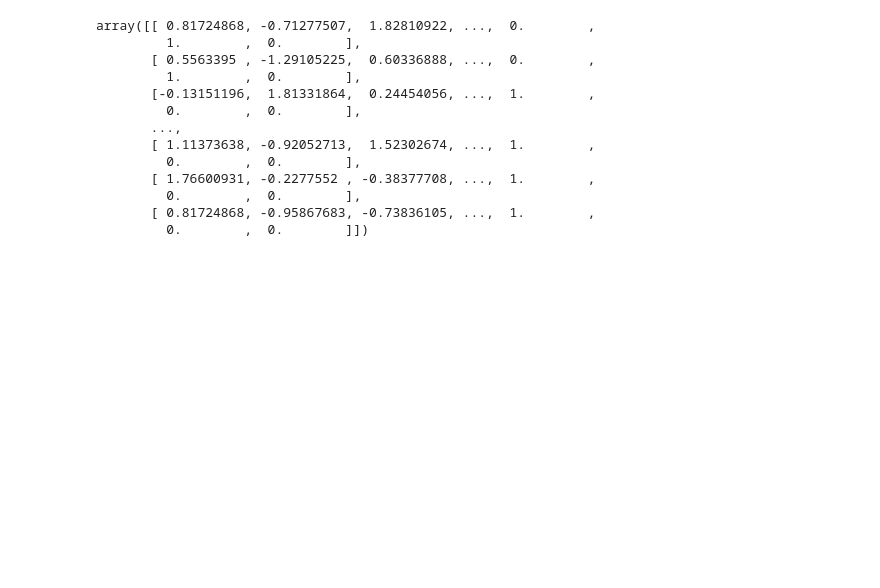
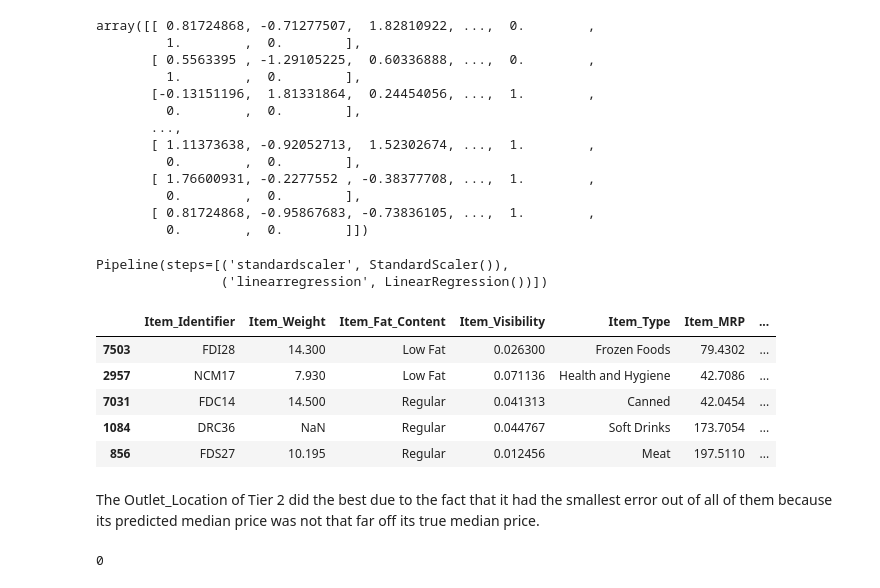
Before and after one commit to CatDawn29/Outlet-Sales-Project-, a Jupyter notebook: Catherine's_Project_with_pandas.ipynb, the cells around one changed output. Drawn from its saved outputs; the diff is of its cells as text; code cells hidden in the pictures; blank space fills up the shorter version.

```diff
--- a/Catherine's_Project_with_pandas.ipynb
+++ b/Catherine's_Project_with_pandas.ipynb
@@ -372,0 +375,28 @@ array([[ 0.81724868, -0.71277507,  1.82810922, ...,  0.        ,
+# %%
+from sklearn.linear_model import LinearRegression
+reg = LinearRegression()
+# %%
+from sklearn.pipeline import make_pipeline
+reg_pipe = make_pipeline(scaler, reg)
+# %%
+reg_pipe.fit(X_train_processed,y_train)
+# %% [output]
+Pipeline(steps=[('standardscaler', StandardScaler()),
+                ('linearregression', LinearRegression())])
+# %%
+predictions = reg_pipe.predict(X_test_processed)
+# %%
+prediction_df = X_test.copy()
+prediction_df['True Median Price'] = y_test
+prediction_df['Predicted Median Price'] = predictions
+prediction_df['Error'] = predictions - y_test
+prediction_df.head()
+# %% [output]
+|  | Item_Identifier | Item_Weight | Item_Fat_Content | Item_Visibility | Item_Type | Item_MRP | ... |
+| 7503 | FDI28 | 14.300 | Low Fat | 0.026300 | Frozen Foods | 79.4302 | ... |
+| 2957 | NCM17 | 7.930 | Low Fat | 0.071136 | Health and Hygiene | 42.7086 | ... |
+| 7031 | FDC14 | 14.500 | Regular | 0.041313 | Canned | 42.0454 | ... |
+| 1084 | DRC36 | NaN | Regular | 0.044767 | Soft Drinks | 173.7054 | ... |
+| 856 | FDS27 | 10.195 | Regular | 0.012456 | Meat | 197.5110 | ... |
+# %% [markdown]
+  The Outlet_Location of Tier 2 did the best due to the fact that it had the smallest error out of all of them because its predicted median price was not that far off its true median price.
@@ -372,0 +412,4 @@ array([[ 0.81724868, -0.71277507,  1.82810922, ...,  0.        ,
+# %%
+sales.duplicated().sum()
+# %% [output]
+0
```
Also changed, not shown: parts of 11 cells of this notebook.
